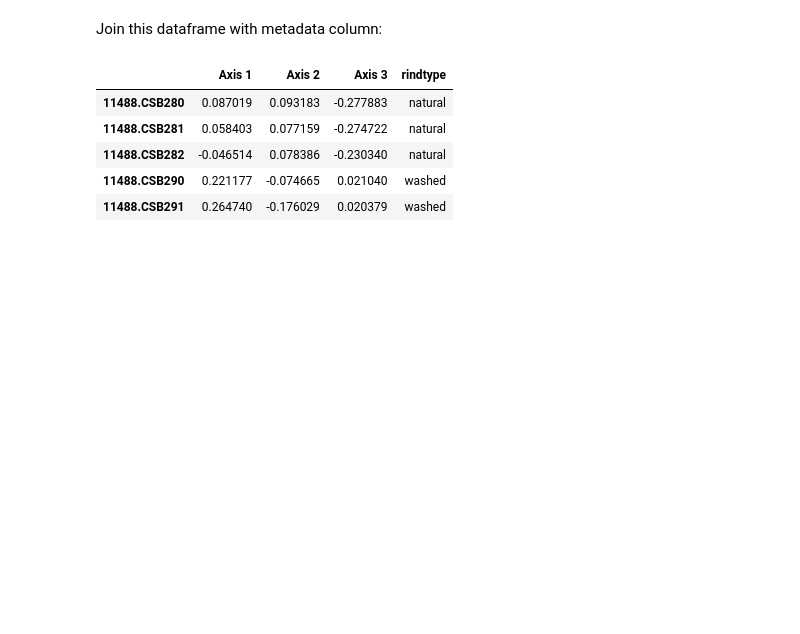
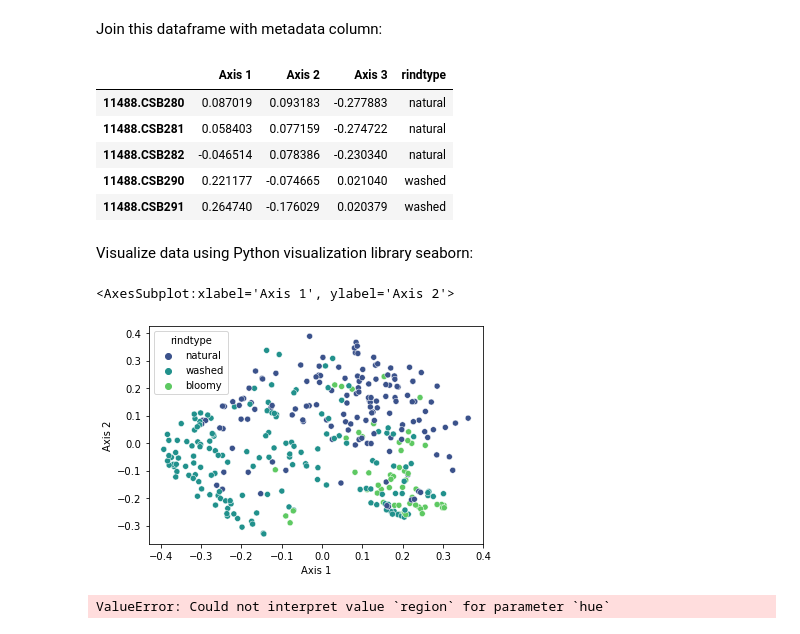
Before and after one commit to besutter1/Cheez-Eyez, a Jupyter notebook: diversity.ipynb, the cells around one changed output. Saved outputs shown, nothing was run; the diff lists cells and outputs as text; code cells hidden in the pictures; blank space fills up the shorter version.

Commit message:
scatterplot

```diff
--- a/diversity.ipynb
+++ b/diversity.ipynb
@@ -316,3 +317,22 @@ unw_UF_pcoa_res_data_with_rindtype.head()
 | 11488.CSB282 | -0.046514 | 0.078386 | -0.230340 | natural |
 | 11488.CSB290 | 0.221177 | -0.074665 | 0.021040 | washed |
 | 11488.CSB291 | 0.264740 | -0.176029 | 0.020379 | washed |
+# %% [markdown]
+Visualize data using Python visualization library seaborn:
+# %%
+scatterplot(data=unw_UF_pcoa_res_data_with_rindtype,
+            x='Axis 1',
+            y='Axis 2',
+            hue='rindtype',
+            palette='viridis')
+# %% [output]
+<AxesSubplot:xlabel='Axis 1', ylabel='Axis 2'>
+[figure, added]
+# %%
+scatterplot(data=unw_UF_pcoa_res_data_with_rindtype,
+            x='Axis 1',
+            y='Axis 2',
+            hue='region',
+            palette='viridis')
+# %% [output]
+ValueError: Could not interpret value `region` for parameter `hue`
```
Also changed, not shown: parts of 1 cell of this notebook.
